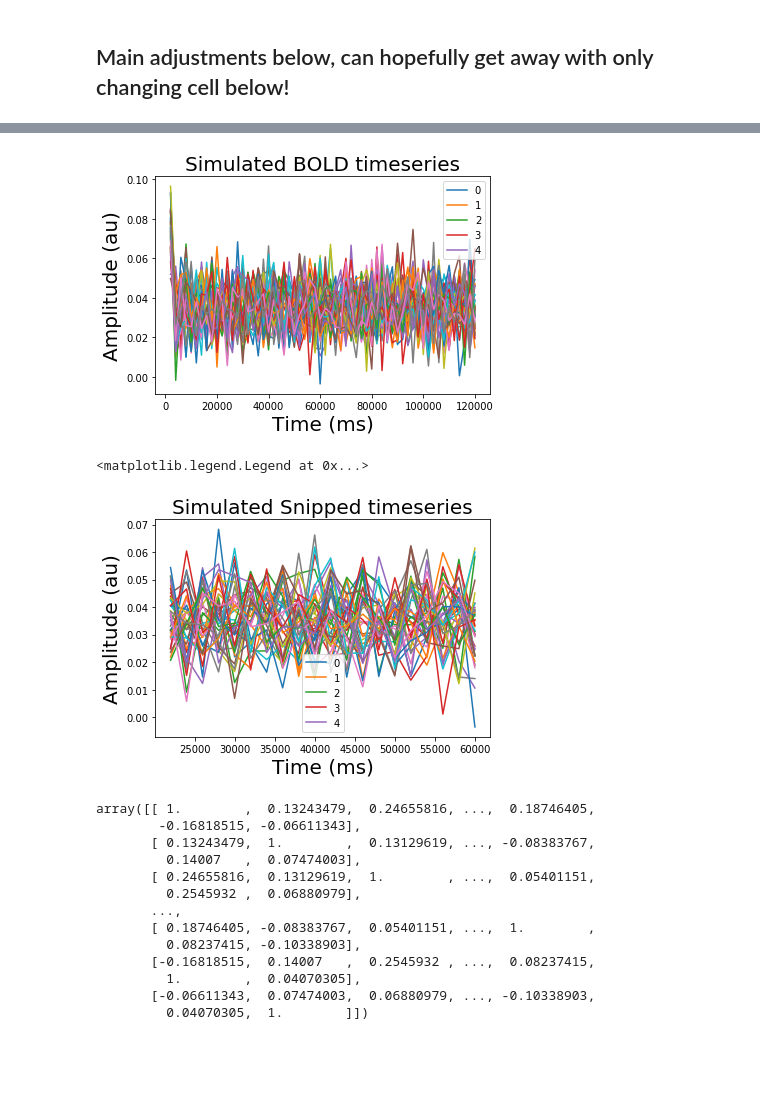
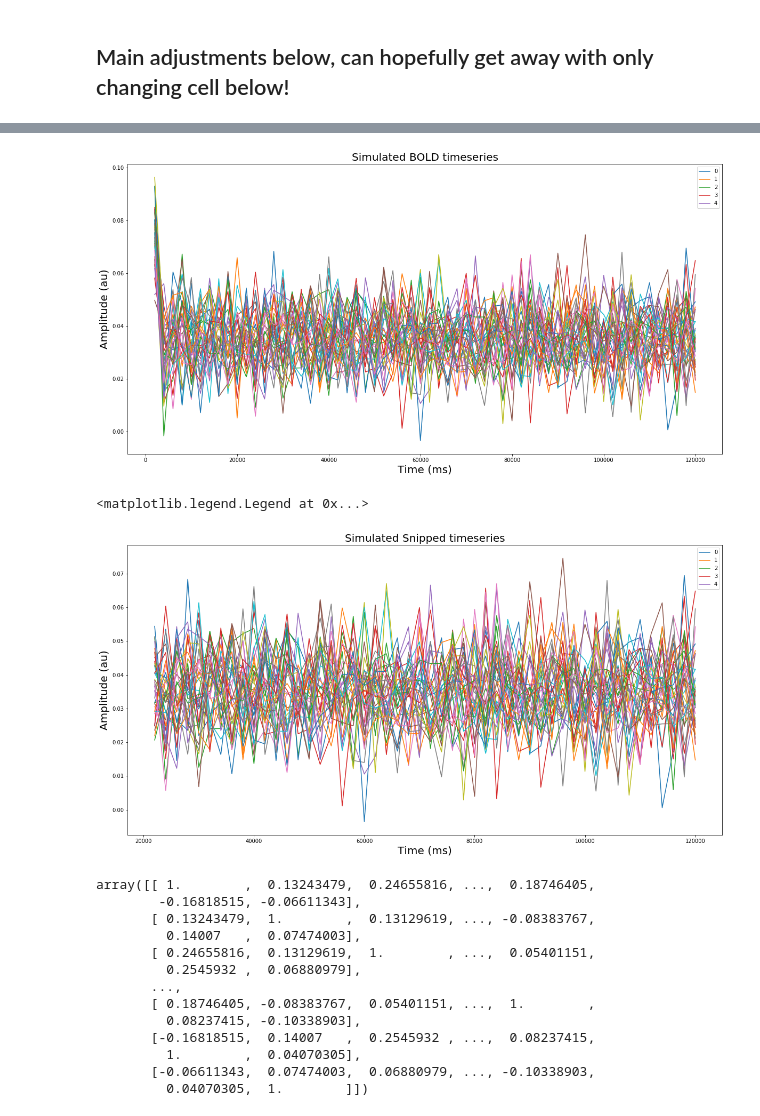
Before and after one commit to Spokhim/MouseBrainModelling, a Jupyter notebook: Jupyter Pipeline.ipynb, the cells around one changed output, grey strips where cells are left out. Cells and saved outputs as stored; diff of their text form; code cells hidden in the pictures; blank space fills up the shorter version.

Commit message:
Confirmed works. Dict and End Exports

```diff
--- a/Jupyter Pipeline.ipynb
+++ b/Jupyter Pipeline.ipynb
@@ -24,32 +20,53 @@ INFO  log level set to INFO
 # %% [markdown]
 ## Main adjustments below, can hopefully get away with only changing cell below!
 # %%
-# Main adjustments here:
+# Set up input Parameters for entire pipeline as dictionary elements here:
+
+# Empty dict
+ParamsDict = { }
 
 # Name of import file/zip - Which contains connectivity data.
-name = "MouseCortex"
+ParamsDict["name"] = "MouseCortex"
 
 # Monitors or not?  (Aka BOLD or not?)
-BOLD = True
+ParamsDict["BOLD"] = True
 
 # Snip is the the number of elements you wish to snip at the start to remove the initial condition effects.
-Snip = 10
+ParamsDict["Snip"] = 10
 # Note, if BOLD = False, Snip gets multiplied by 1000.
-if BOLD == False:
-    Snip = 1000 * Snip
+if ParamsDict["BOLD"] == False:
+    ParamsDict["Snip"] = 1000 * ParamsDict["Snip"]
 
 # Set the Random State/Seed for the Stochastic Integrator:
-RandState = 118
+ParamsDict["RandState"] = 118
+
+# Set Simulation Length:
+ParamsDict["Simul_length"] = 1.2e5
+
+# Set Linear Coupling Constant:
+ParamsDict["G"] = 0.096
+
+# Set integrator time step dt.
+ParamsDict["dt"] = 0.1
+
+# Set Additive Noise strength
+ParamsDict["noise"] = 0.000013
+
+# Set Wilson Cowan Model Parameters
+ParamsDict["MODEL_c_ee"] = 12
+ParamsDict["MODEL_c_ei"] = 15
+ParamsDict["MODEL_c_ie"] = 10
+ParamsDict["MODEL_c_ii"] = 8
 
 # Define the model.
-MODEL = models.WilsonCowan(c_ee=12,c_ei=15,c_ie=10,c_ii=8)
+ParamsDict["MODEL"] = models.WilsonCowan(c_ee=ParamsDict["MODEL_c_ee"],c_ei=ParamsDict["MODEL_c_ei"],c_ie=ParamsDict["MODEL_c_ie"] ,c_ii=ParamsDict["MODEL_c_ii"])
 
 # models.WilsonCowan(c_ee=np.array([0,11,0,0,0]),c_ei=np.array([0,10,0,0,0]),c_ie=np.array([0,10,0,0,0]),c_ii=np.array([0,11,0,0,0]),b_e=2.5,b_i=3)
 # models.WilsonCowan(c_ee=np.arange(11,19,2),c_ei=10,c_ie=10,c_ii=1,b_e=2.5,b_i=3)
 # models.WilsonCowan(c_ee=np.arange(11,16,1))
 # models.WilsonCowan()
 
-#models.ReducedWongWang(w=1.0, I_o=0.3)
+# models.ReducedWongWang(w=1.0, I_o=0.3)
 # models.ReducedWongWang(w=1.0, I_o=0.3)
 
 #models.WilsonCowan(r_e=1.0,r_i=1.0,b_e=4.0,b_i=4.0,alpha_e=1.0,alpha_i=2.0,P=0)
@@ -161,10 +101,7 @@ axcb.set_label('Log10(weights)', fontsize=20)
 # %%
 # Set the parameter of the resting state simulation
 
-#numpy.random.seed(1028)
-# Try a different random seed.
-
-if BOLD == True:
+if ParamsDict["BOLD"] == True:
     sim = simulator.Simulator(model=ParamsDict["MODEL"],
                             connectivity=con,
                             coupling=coupling.Linear(a=ParamsDict["G"]),
@@ -182,45 +119,48 @@ if BOLD == True:
     plt.subplots()
     plt.plot(bold_time,bold_data[:,0,:,0])
     plt.xlabel('Time (ms)', fontsize=20)
     plt.ylabel('Amplitude (au)', fontsize=20)
     plt.title('Simulated BOLD timeseries', fontsize=20)
     plt.legend(('0','1','2','3','4'))
 
 # No Monitors
 else:
 
   sim = simulator.Simulator(model=ParamsDict["MODEL"],
                           connectivity=con,
                           coupling=coupling.Linear(a=ParamsDict["G"]),
                           integrator=integrators.EulerStochastic(dt=ParamsDict["dt"],noise=noise.Additive(nsig=ParamsDict["noise"],
                                         random_stream=np.random.RandomState(ParamsDict["RandState"]))),
                           simulation_length=ParamsDict["Simul_length"]).configure()
   # Run the resting state simulation
   awer = sim.run()
   bold_time = awer[0][0]
   bold_data = awer[0][1]
 
   # Display the simulated non-bold timeseries
 # Display the simulated non-bold timeseries
   plt.subplots()
   plt.plot(bold_time,bold_data[:,0,:,0])
   plt.xlabel('Time (ms)', fontsize=20)
   plt.ylabel('Amplitude (au)', fontsize=20)
   plt.title('Simulated non-BOLD timeseries', fontsize=20)
   plt.legend(('0','1','2','3','4'))
 # %% [output]
-[figure, old version]
+[figure, new version]
 # %%
 # Display the simulated snipped timeseries
+
+# Got lazy
+Snip = ParamsDict["Snip"]
 plt.subplots()
-plt.plot(bold_time[Snip:30],bold_data[Snip:30,0,:,0])
+plt.plot(bold_time[Snip:],bold_data[Snip:,0,:,0])
 plt.xlabel('Time (ms)', fontsize=20)
 plt.ylabel('Amplitude (au)', fontsize=20)
 plt.title('Simulated Snipped timeseries', fontsize=20)
 plt.legend(('0','1','2','3','4'))
 # %% [output]
 <matplotlib.legend.Legend at 0x...>
-[figure, old version]
+[figure, new version]
 # %%
 # Functional Connectivity Matrix.
 
```
Also changed, not shown: parts of 8 cells of this notebook.
